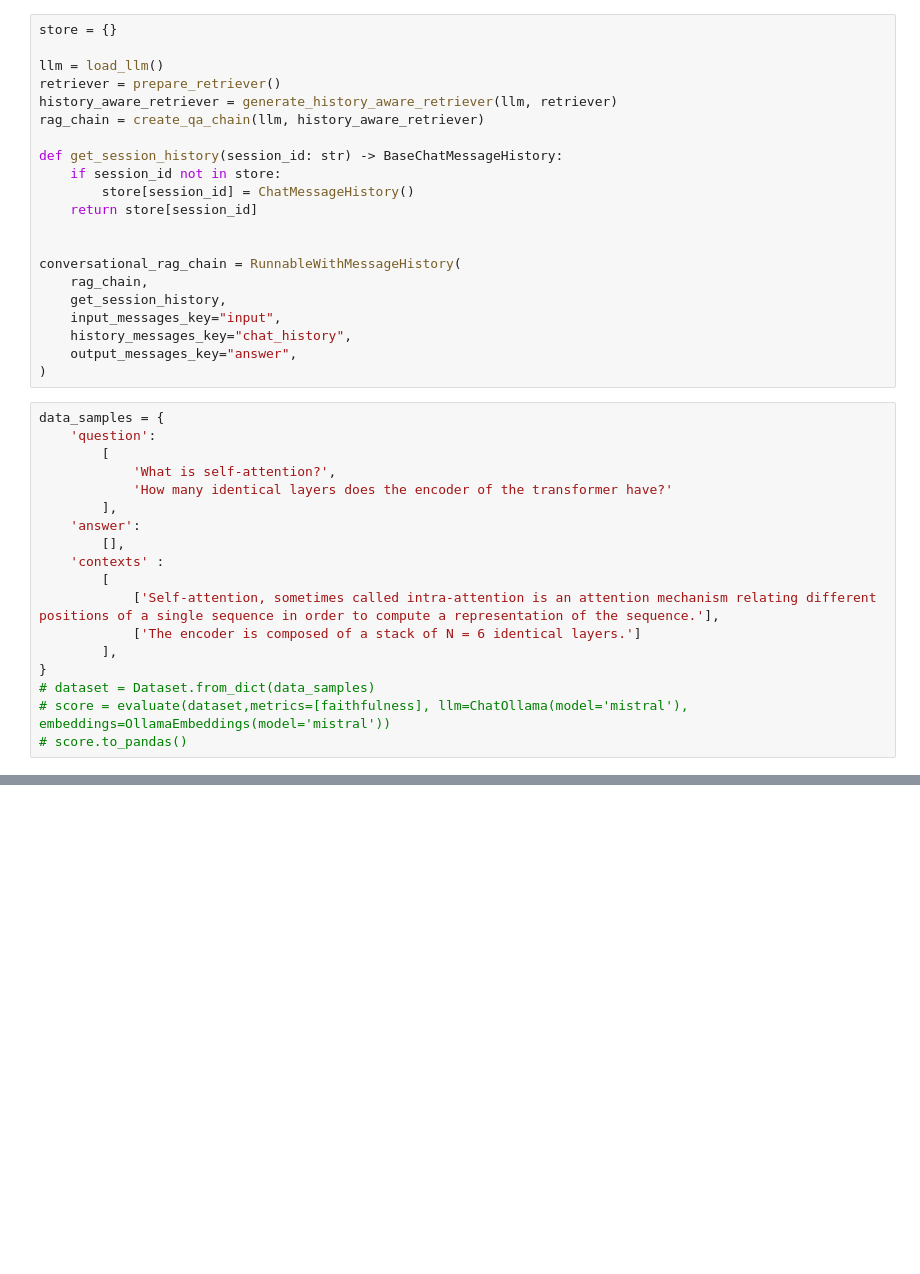
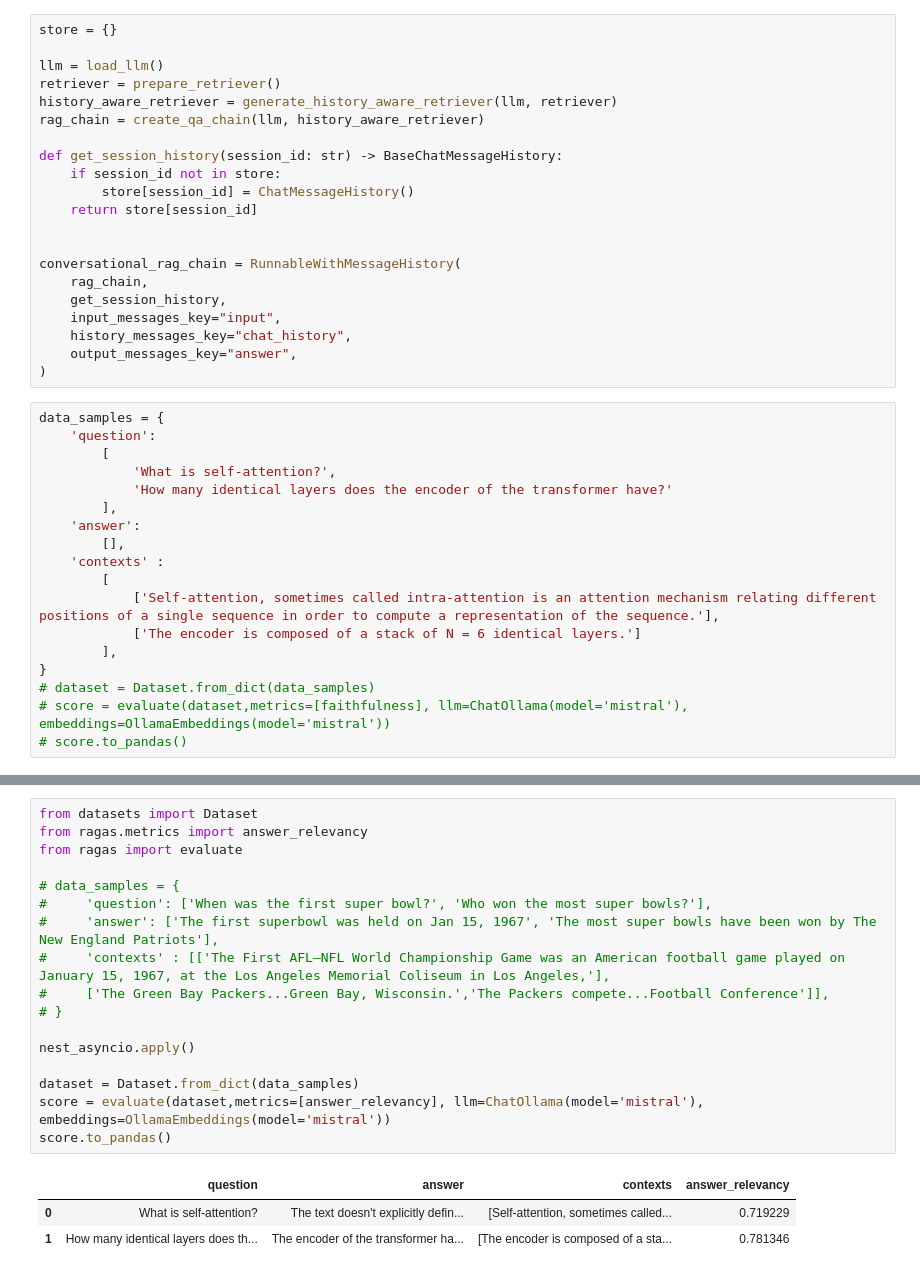
Before and after one commit to NickTzan/support-chatbot, a Jupyter notebook: evaluation.ipynb, the cells around one changed output, grey strips where cells are left out. Drawn from its saved outputs; the diff is of its cells as text; blank space fills up the shorter version.

```diff
--- a/evaluation.ipynb
+++ b/evaluation.ipynb
@@ -158,0 +175,21 @@ score.to_pandas()
+# %%
+from datasets import Dataset
+from ragas.metrics import answer_relevancy
+from ragas import evaluate
+
+# data_samples = {
+#     'question': ['When was the first super bowl?', 'Who won the most super bowls?'],
+#     'answer': ['The first superbowl was held on Jan 15, 1967', 'The most super bowls have been won by The New England Patriots'],
+#     'contexts' : [['The First AFL–NFL World Championship Game was an American football game played on January 15, 1967, at the Los Angeles Memorial Coliseum in Los Angeles,'],
+#     ['The Green Bay Packers...Green Bay, Wisconsin.','The Packers compete...Football Conference']],
+# }
+
+nest_asyncio.apply()
+
+dataset = Dataset.from_dict(data_samples)
+score = evaluate(dataset,metrics=[answer_relevancy], llm=ChatOllama(model='mistral'), embeddings=OllamaEmbeddings(model='mistral'))
+score.to_pandas()
+# %% [output]
+|  | question | answer | contexts | answer_relevancy |
+| 0 | What is self-attention? | The text doesn't explicitly defin... | [Self-attention, sometimes called... | 0.719229 |
+| 1 | How many identical layers does th... | The encoder of the transformer ha... | [The encoder is composed of a sta... | 0.781346 |
```
Also changed, not shown: parts of 9 cells of this notebook, 3 other files.
